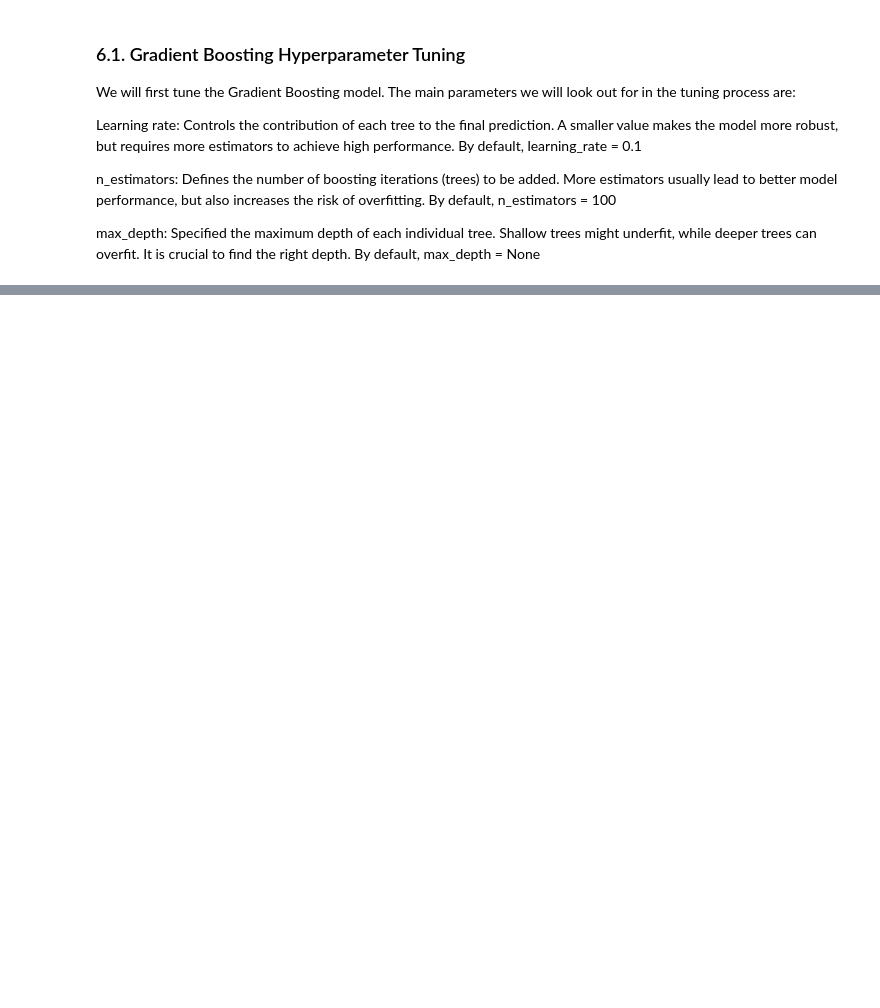
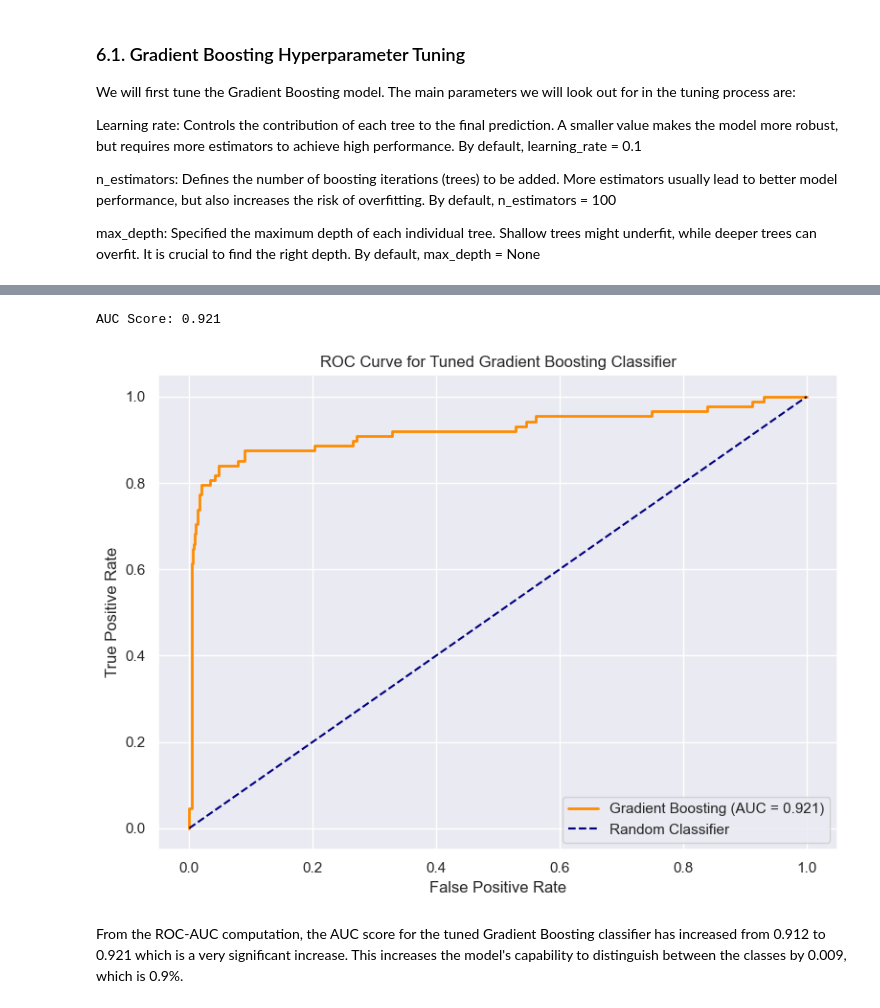
Before and after one commit to Mangelepa/Group5-phase3-project, a Jupyter notebook: phase3 project.ipynb, the cells around one changed output, grey strips where cells are left out. Drawn from its saved outputs; the diff is of its cells as text; code cells hidden in the pictures; blank space fills up the shorter version.

```diff
--- a/phase3 project.ipynb
+++ b/phase3 project.ipynb
@@ -1436,0 +1527,27 @@ max_depth: Specified the maximum depth of each individual tree. Shallow trees mi
+# %%
+# predict probabilities for the positive class
+y_probs_gb = gb_model_tuned.predict_proba(X_test_scaled)[:, 1] # probsbility of class 1
+
+# compute the AUC score
+gb_auc_score = roc_auc_score(y_test, y_probs_gb)
+print(f"AUC Score: {gb_auc_score:.3f}")
+
+# compute the ROC curve
+fpr_gb, tpr_gb, thresholds = roc_curve(y_test, y_probs_gb)
+
+# plot the ROC curve
+plt.figure(figsize=(8, 6))
+plt.plot(fpr_gb, tpr_gb, label=f"Gradient Boosting (AUC = {gb_auc_score:.3F})", color='darkorange', lw=2)
+plt.plot([0, 1], [0, 1], linestyle='--', color='navy', label='Random Classifier')
+plt.xlabel("False Positive Rate")
+plt.ylabel("True Positive Rate")
+plt.title("ROC Curve for Tuned Gradient Boosting Classifier")
+plt.legend(loc='lower right')
+plt.grid(True)
+plt.tight_layout()
+plt.show()
+# %% [output]
+AUC Score: 0.921
+[figure, added]
+# %% [markdown]
+From the ROC-AUC computation, the AUC score for the tuned Gradient Boosting classifier has increased from 0.912 to 0.921 which is a very significant increase. This increases the model's capability to distinguish between the classes by 0.009, which is 0.9%.
```
Also changed, not shown: parts of 20 cells of this notebook.
